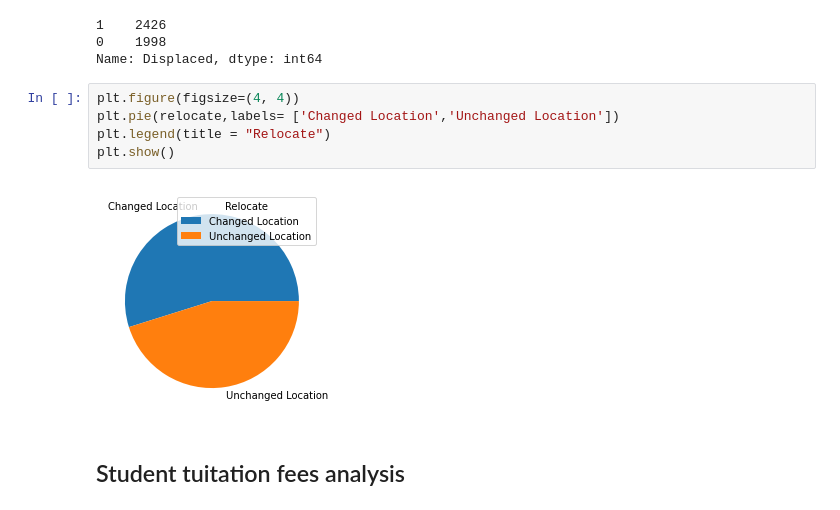
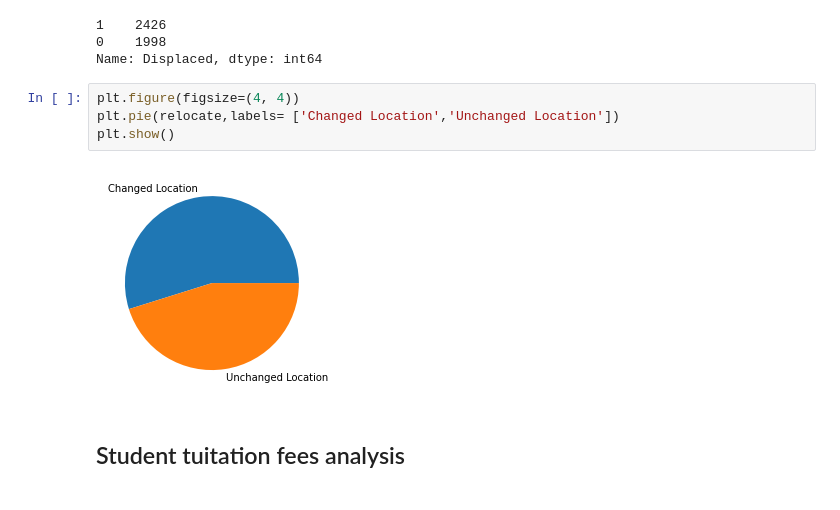
Before and after one commit to ZenCodex559/Student_Dropout, a Jupyter notebook: Student_DropOut_Prediction.ipynb, the cells around one changed output. Saved outputs shown, nothing was run; the diff lists cells and outputs as text.

```diff
--- a/Student_DropOut_Prediction.ipynb
+++ b/Student_DropOut_Prediction.ipynb
@@ -135,10 +153,9 @@ Name: Displaced, dtype: int64
 # %%
 plt.figure(figsize=(4, 4))
 plt.pie(relocate,labels= ['Changed Location','Unchanged Location'])
-plt.legend(title = "Relocate")
 plt.show()
 # %% [output]
-[figure, old version]
+[figure, new version]
 # %% [markdown]
 ## Student tuitation fees analysis
 # %%
```
Also changed, not shown: parts of 17 cells of this notebook.
